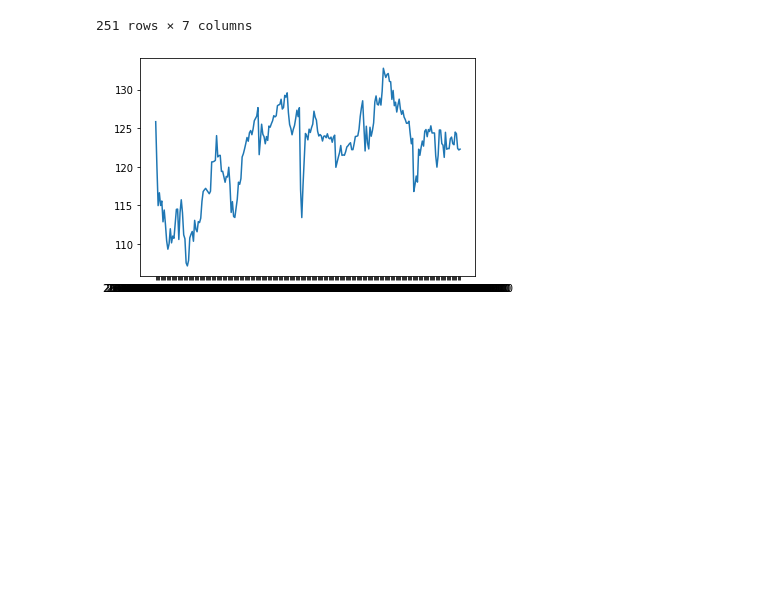
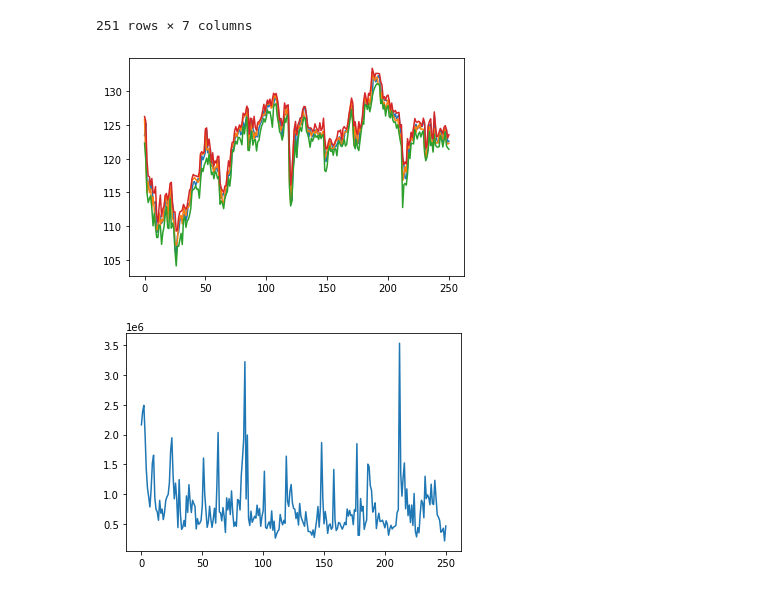
Before and after one commit to ishanchadha01/finance-intelligence, a Jupyter notebook: RL.ipynb, the cells around one changed output. Cells and saved outputs as stored; diff of their text form; code cells hidden in the pictures; blank space fills up the shorter version.

```diff
--- a/RL.ipynb
+++ b/RL.ipynb
@@ -27,9 +47,14 @@ wltw
 | 249 | 2016-12-29 00:00:00 | WLTW | 122.449997 | 122.169998 | 121.599998 | 123.070000 | 216600.0 |
 | 250 | 2016-12-30 00:00:00 | WLTW | 122.589996 | 122.279999 | 121.389999 | 123.559998 | 466400.0 |
 251 rows × 7 columns
-# %%
-y = wltw['close']
-plt.plot(y)
-plt.show()
-# %% [output]
-[figure, removed]
+# %%
+plt.plot(wltw['open'])
+plt.plot(wltw['close'])
+plt.plot(wltw['low'])
+plt.plot(wltw['high'])
+plt.show()
+plt.plot(wltw['volume'])
+plt.show()
+# %% [output]
+[figure, added]
+[figure, added]
```
Also changed, not shown: parts of 7 cells of this notebook, 5 other files.
